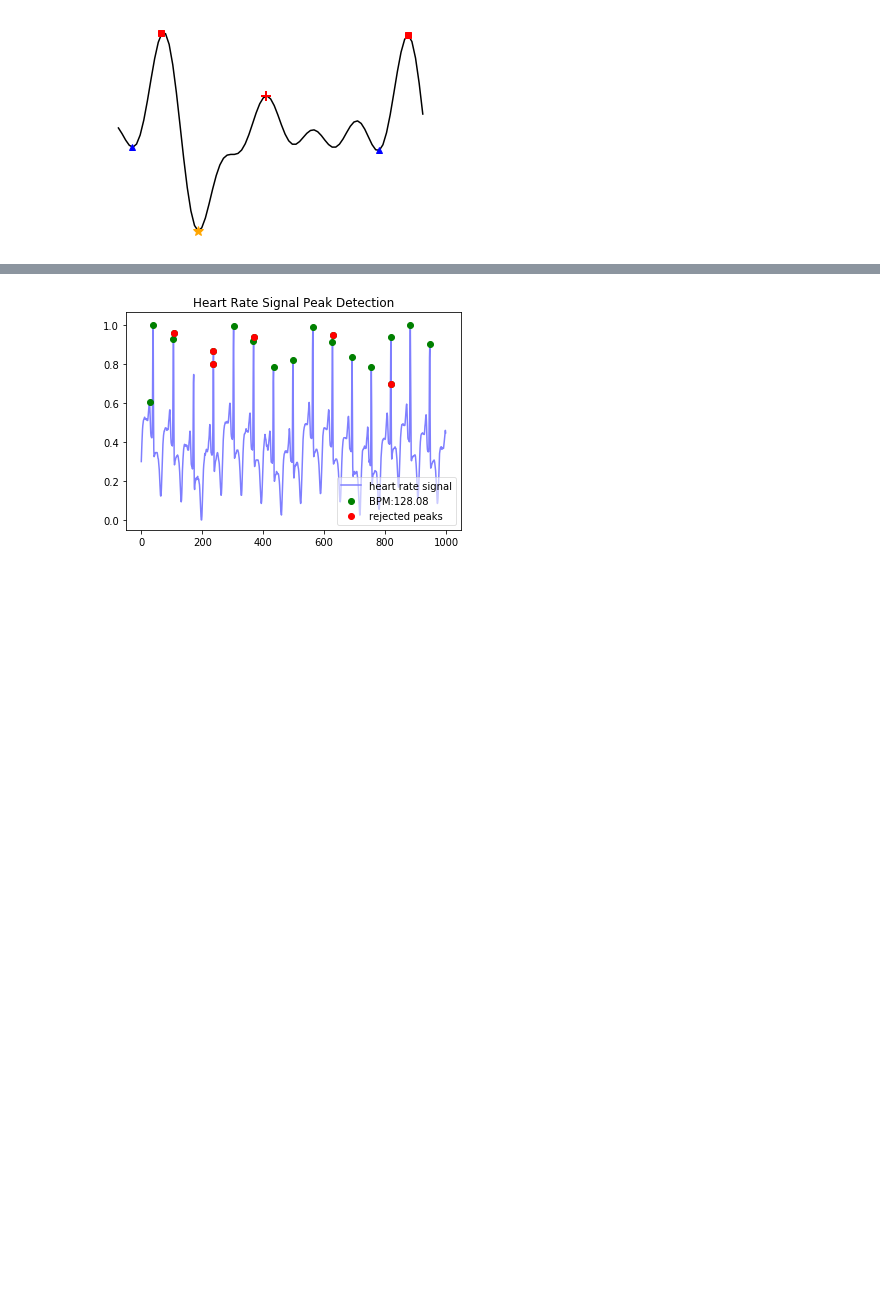
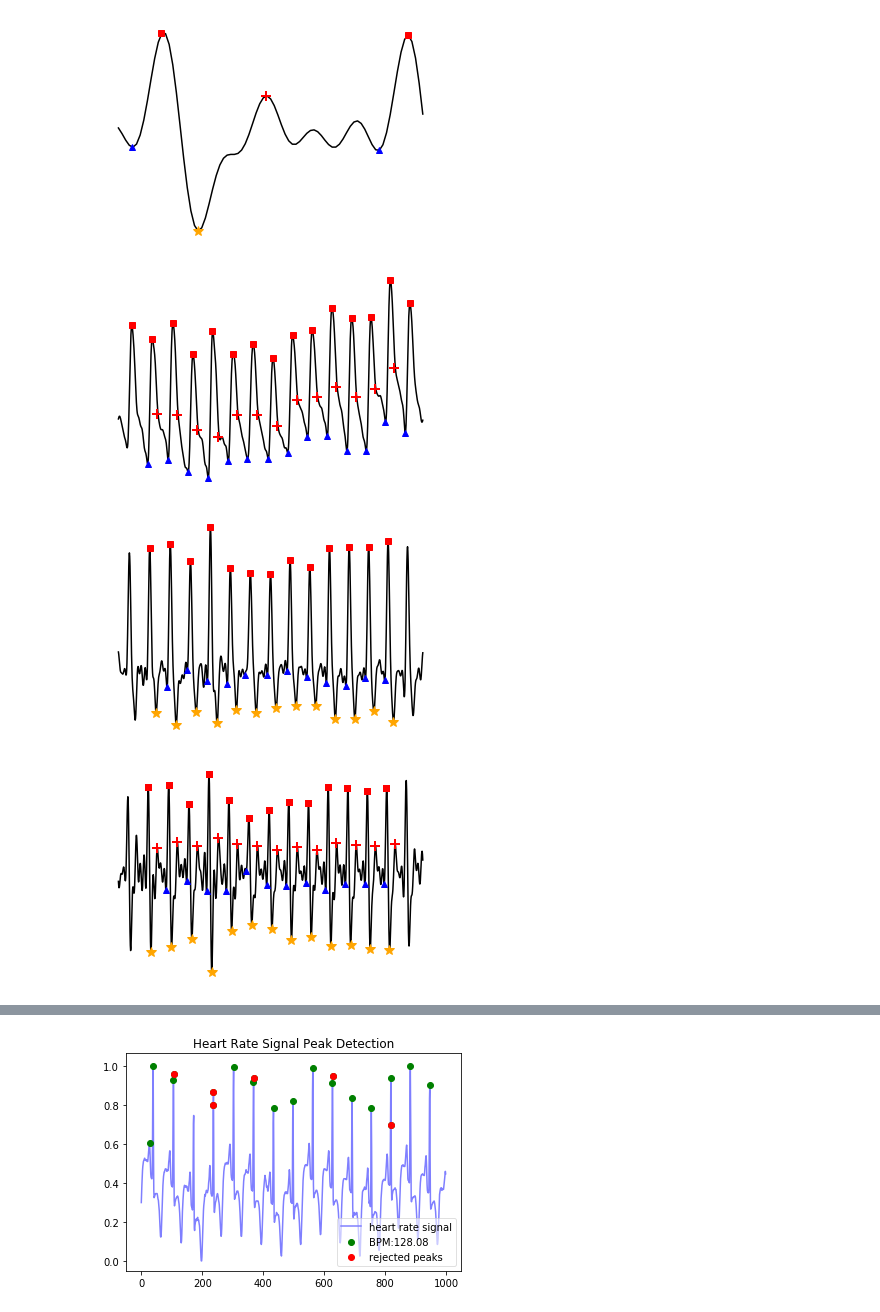
Before and after one commit to Yan-Cheng-Hsu/Blood-Pressure-Estimation-Model, a Jupyter notebook: Performance/plotter.ipynb, the cells around one changed output, grey strips where cells are left out. Cells and saved outputs as stored; diff of their text form; code cells hidden in the pictures; blank space fills up the shorter version.

```diff
--- a/Performance/plotter.ipynb
+++ b/Performance/plotter.ipynb
@@ -353,6 +353,56 @@ plt.show()
 [figure]
 [figure]
 [figure]
+# %%
+y = 12
+Test = RearrangedData['ppg'][y]
+Test = Test
+t = np.linspace( 0 , len(Test) , len(Test) )
+
+plt.plot( t , Test , color = 'black' , label = 'PPG' )
+plt.plot( AttributeTable['systolicIndex'][y] , AttributeTable['systolicValue'][y]  , 's' , color = 'red' , label = 'Peak' )
+plt.plot( AttributeTable['valleyIndex0'][y] , AttributeTable['valleyValue0'][y]  , '^' , color = 'blue' , label = 'Onset or Offset' )
+plt.plot( AttributeTable['DicroticIndex'][y] , AttributeTable['DicroticValue'][y] , '+' , color = 'red' , label = 'Secondary Peak' , ms = 10 , mew = 2  )
+#plt.title( '(A) PPG' , fontsize = 16 , color = 'black')
+#plt.legend( loc = '' )
+#plt.axis( 'upper center' )
+#plt.ylim( (0,2) )
+plt.axis( 'off' )
+plt.show()
+
+
+Test1 = RearrangedData['diff1ppg'][y]
+t1 = np.linspace( 0 , len(Test1) , len(Test1) )
+
+plt.plot( t1 , Test1 , color = 'black' , label = '1st Diff' )
+plt.plot( AttributeTable['maxSlopeIndex'][y] ,  AttributeTable['peakValue1st'][y] , 's' , color = 'red' , label = 'Max Slope' )
+plt.plot( AttributeTable['minSlopeIndex'][y] ,  AttributeTable['valleyValue1st'][y] , '*', color = 'orange' ,  label = 'Valley' , ms = 10 )
+plt.plot( AttributeTable['onsetIndex1st'][y] , AttributeTable['onsetValue1st'][y] , '^', color = 'blue' ,  label = 'offset point' )
+#
+# plt.legend( loc = 'best' )
+#plt.title( '(B) 1st Derivative of PPG' , fontsize = 16 , color = 'black')
+plt.axis( 'off' )
+#plt.ylim( (0,0.5) )
+plt.show()
+
+Test2 = RearrangedData['diff2ppg'][y]
+t2 = np.linspace( 0 , len(Test2) , len(Test2) )
+
+plt.plot( t2 , Test2 , color = 'black' , label = '2nd Diff' )
+plt.plot( AttributeTable['peaIndex2st'][y]  ,  AttributeTable['peakValue2st'][y]  , 's' , color = 'red' , label = 'Max 2nd Diff' )
+plt.plot( AttributeTable['peaIndex2st'][y]  ,  AttributeTable['peakValue2st'][y]  , 's' , color = 'red' , label = 'Max 2nd Diff' )
+plt.plot( AttributeTable['valleyIndex2st'][y] , AttributeTable['valleyValue2st'][y]   , '*' , color = 'orange' , label = 'Min 2nd Diff' , ms = 10)
+plt.plot( AttributeTable['DicroticIndex'][y] ,  AttributeTable['DicroticDiff2Value'][y]  , '+' , color = 'red' , label = 'Dicrotic Notch' , ms = 10 , mew = 2 )
+plt.plot( AttributeTable['onsetIndex2nd'][y] ,  AttributeTable['onsetValue2nd'][y] , '^', color = 'blue' ,  label = 'offset point' )
+#plt.ylim( ( -3 , 4 ) )
+plt.axis( 'off' )
+#plt.title( '(B) 2nd Derivative of PPG' , fontsize = 16 , color = 'black')
+#plt.legend( loc = 'best' )
+plt.show()
+# %% [output]
+[figure, added]
+[figure, added]
+[figure, added]
 # %%
 y = 12
 Test = np.array( RawData1['Part_1'][0][y][0] )
```
Also changed, not shown: parts of 2 cells of this notebook.
